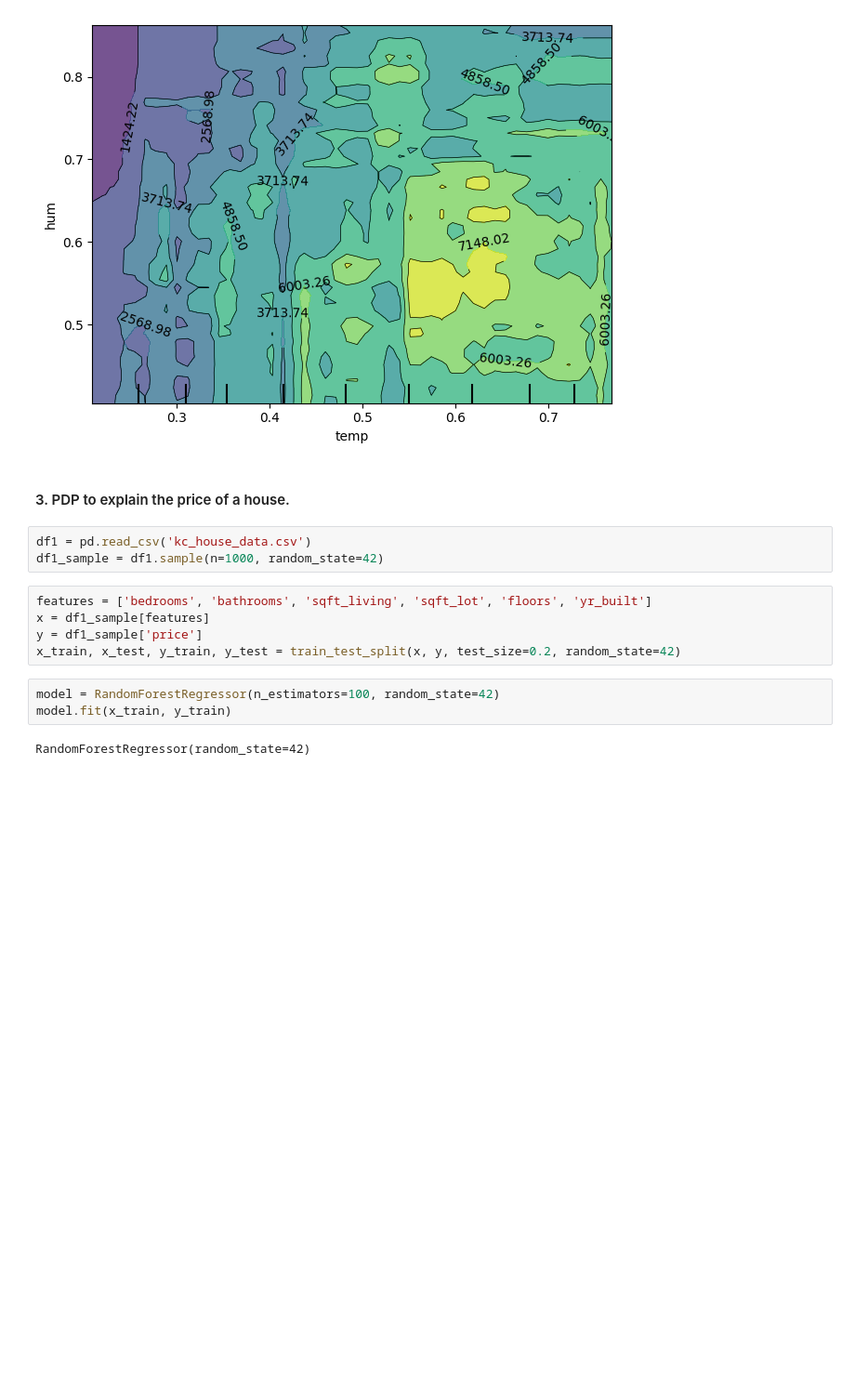
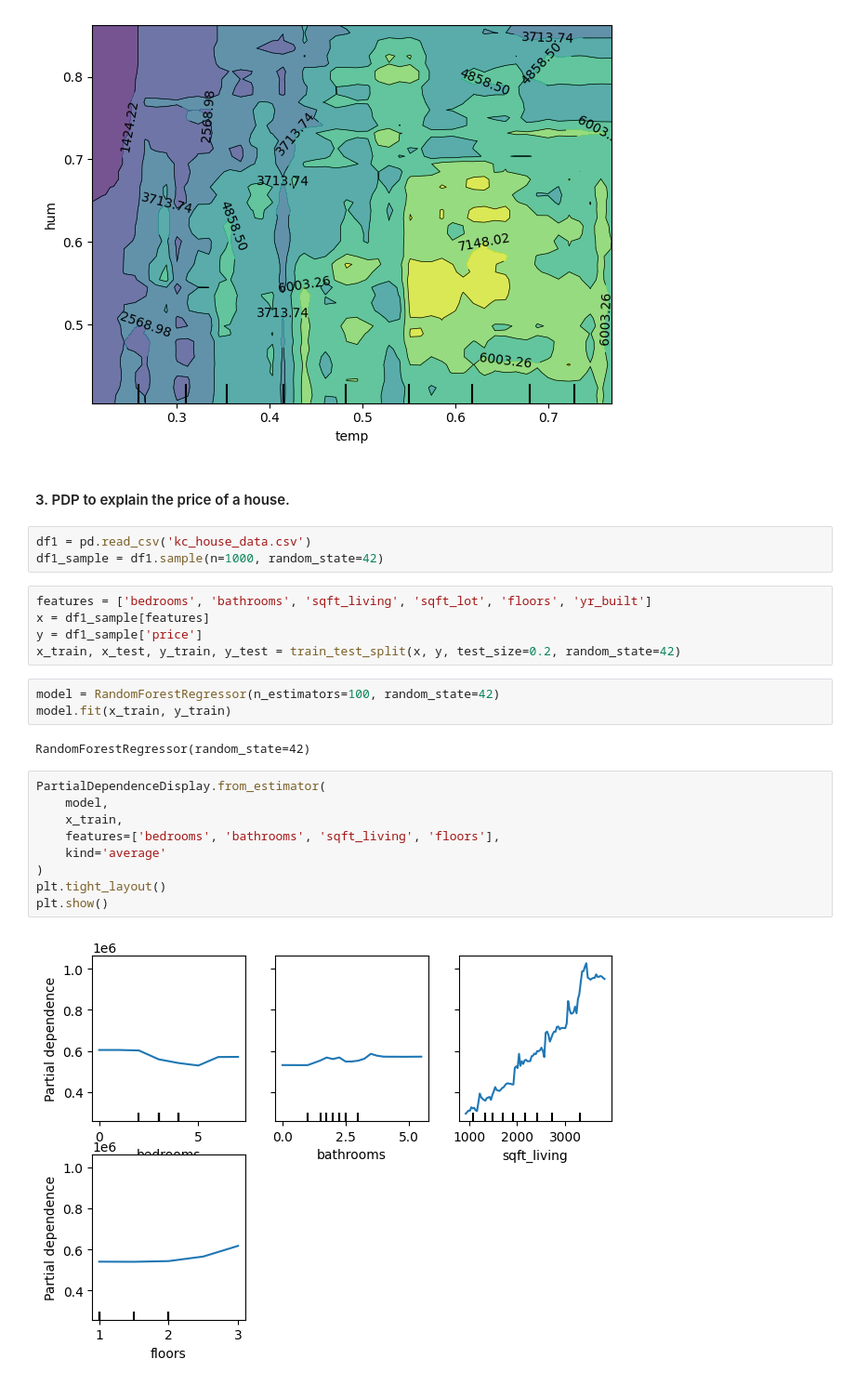
Before and after one commit to jorgedelacruz22/XAI3, a Jupyter notebook: codigo/exercise5_PDP.ipynb, the cells around one changed output. Shown at 93% size. Cells and saved outputs as stored; diff of their text form; blank space fills up the shorter version.

```diff
--- a/codigo/exercise5_PDP.ipynb
+++ b/codigo/exercise5_PDP.ipynb
@@ -87,3 +87,14 @@ model = RandomForestRegressor(n_estimators=100, random_state=42)
 model.fit(x_train, y_train)
 # %% [output]
 RandomForestRegressor(random_state=42)
+# %%
+PartialDependenceDisplay.from_estimator(
+    model,
+    x_train,
+    features=['bedrooms', 'bathrooms', 'sqft_living', 'floors'],
+    kind='average'
+)
+plt.tight_layout()
+plt.show()
+# %% [output]
+[figure, added]
```
